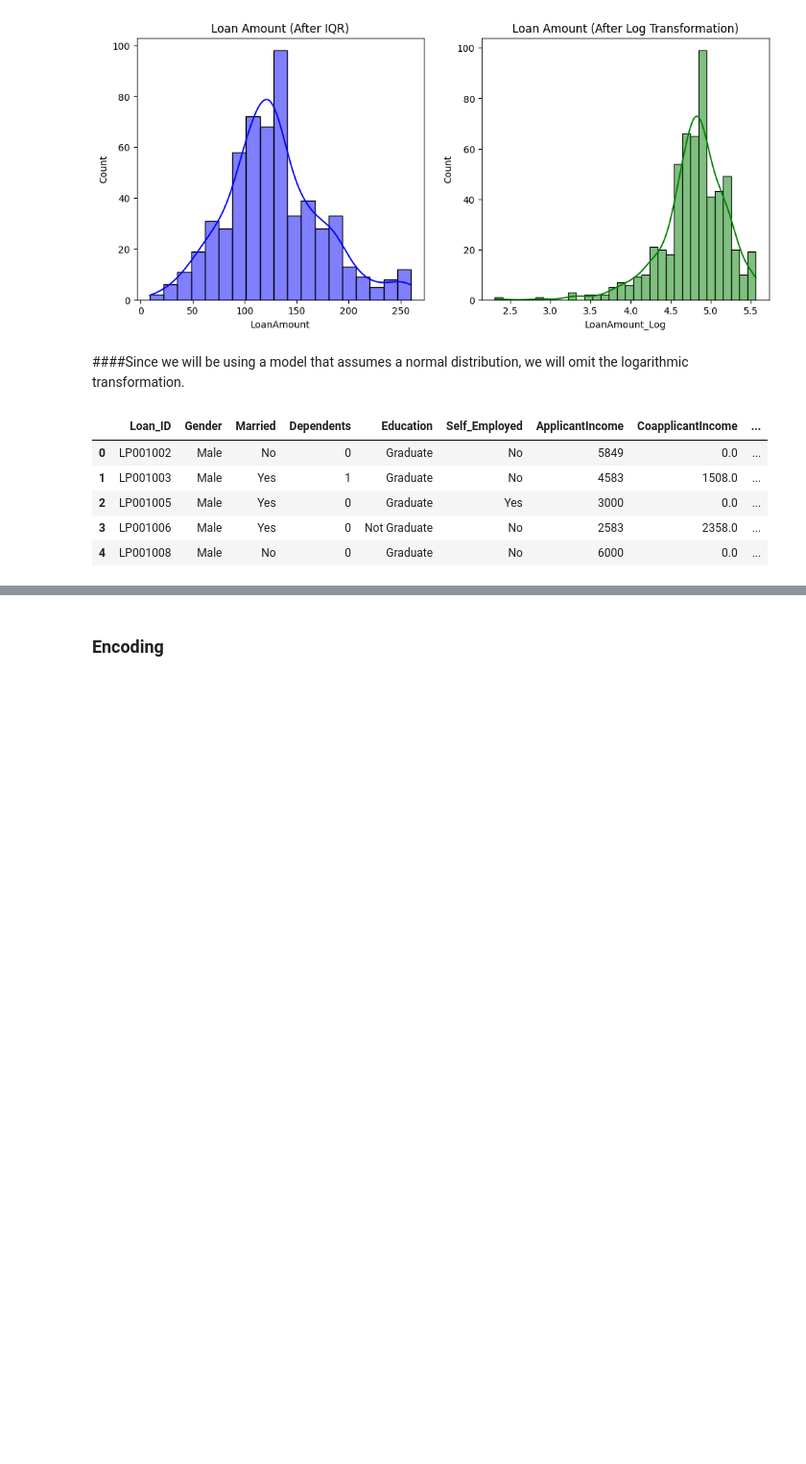
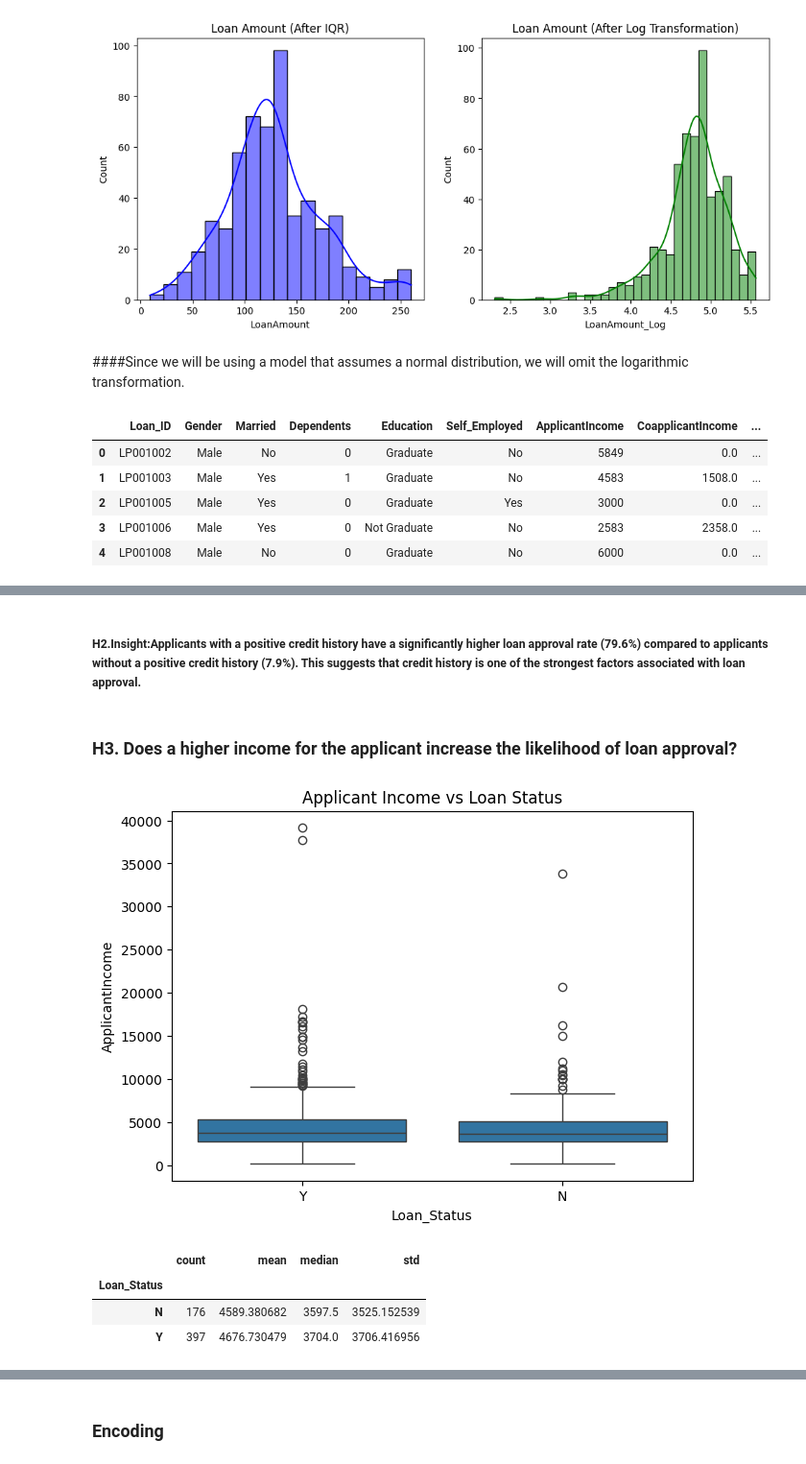
Before and after one commit to AdhamAshraf2323/Loan-Predication, a Jupyter notebook: Bank_Loan_System.ipynb, the cells around one changed output, grey strips where cells are left out. Shown at 96% size. Saved outputs shown, nothing was run; the diff lists cells and outputs as text; code cells hidden in the pictures; blank space fills up the shorter version.

```diff
--- a/Bank_Loan_System.ipynb
+++ b/Bank_Loan_System.ipynb
@@ -328,0 +403,24 @@ df_LoanAmount_filtered.head()
+# %% [markdown]
+##### H2.Insight:Applicants with a positive credit history have a significantly higher loan approval rate (79.6%) compared to applicants without a positive credit history (7.9%). This suggests that credit history is one of the strongest factors associated with loan approval.
+# %% [markdown]
+### H3. Does a higher income for the applicant increase the likelihood of loan approval?
+# %%
+plt.figure(figsize=(7,5))
+sns.boxplot(
+    x='Loan_Status',
+    y='ApplicantIncome',
+    data=df_LoanAmount_filtered
+)
+plt.title('Applicant Income vs Loan Status')
+plt.show()
+# %% [output]
+[figure, added]
+# %%
+df_LoanAmount_filtered.groupby('Loan_Status')['ApplicantIncome'].agg(
+    ['count','mean','median','std']
+)
+# %% [output]
+|  | count | mean | median | std |
+| Loan_Status |  |  |  |  |
+| N | 176 | 4589.380682 | 3597.5 | 3525.152539 |
+| Y | 397 | 4676.730479 | 3704.0 | 3706.416956 |
```
Also changed, not shown: parts of 40 cells of this notebook.
